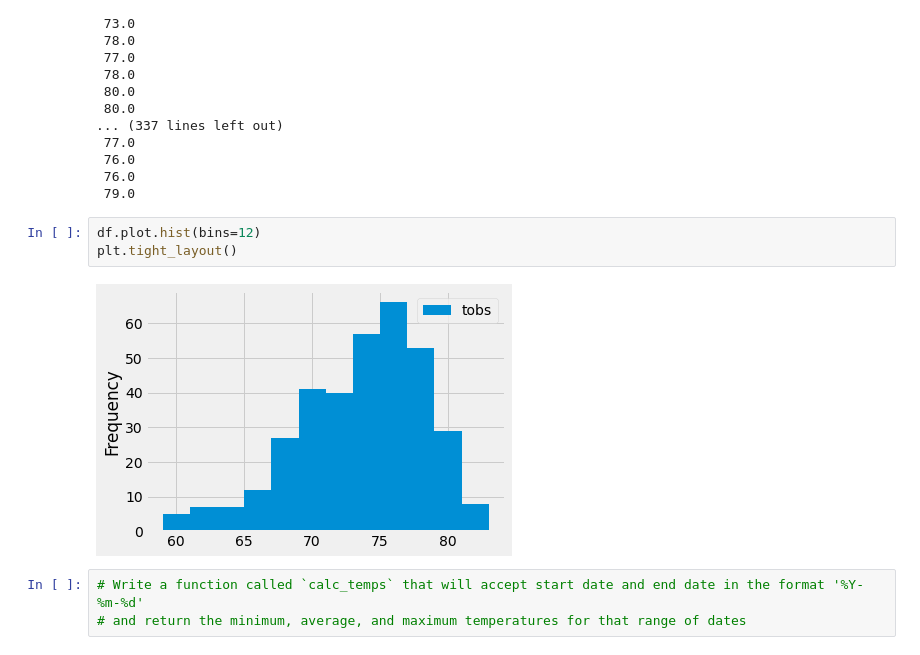
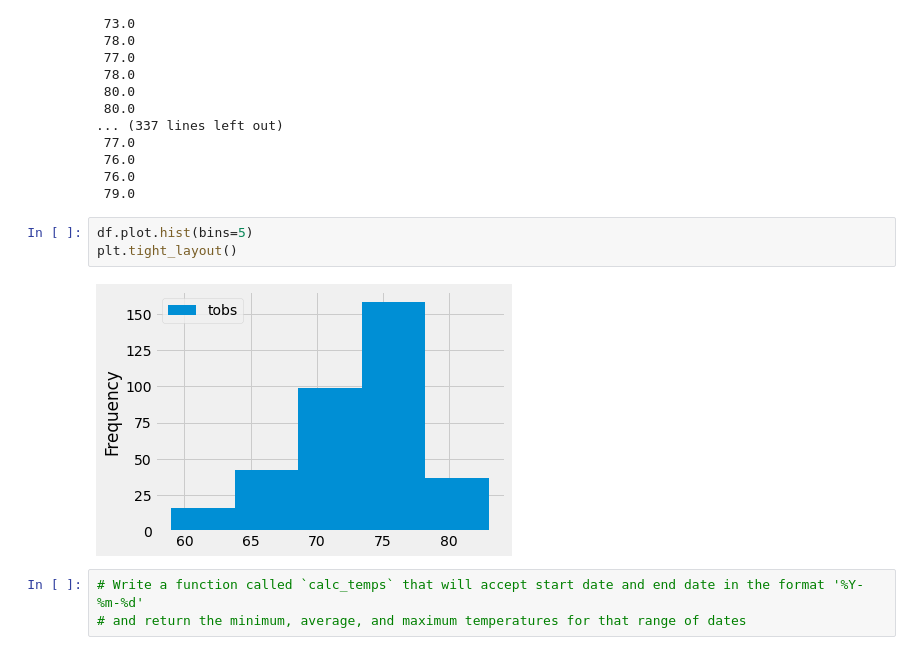
Before and after one commit to dortegas/surfs_up, a Jupyter notebook: climate_analysis.ipynb, the cells around one changed output. Saved outputs shown, nothing was run; the diff lists cells and outputs as text.

```diff
--- a/climate_analysis.ipynb
+++ b/climate_analysis.ipynb
@@ -138,10 +138,10 @@ print(df.to_string(index=False))
  76.0
  79.0
 # %%
-df.plot.hist(bins=12)
+df.plot.hist(bins=5)
 plt.tight_layout()
 # %% [output]
-[figure, old version]
+[figure, new version]
 # %%
 # Write a function called `calc_temps` that will accept start date and end date in the format '%Y-%m-%d'
 # and return the minimum, average, and maximum temperatures for that range of dates
```
Also changed, not shown: 1 other file.
